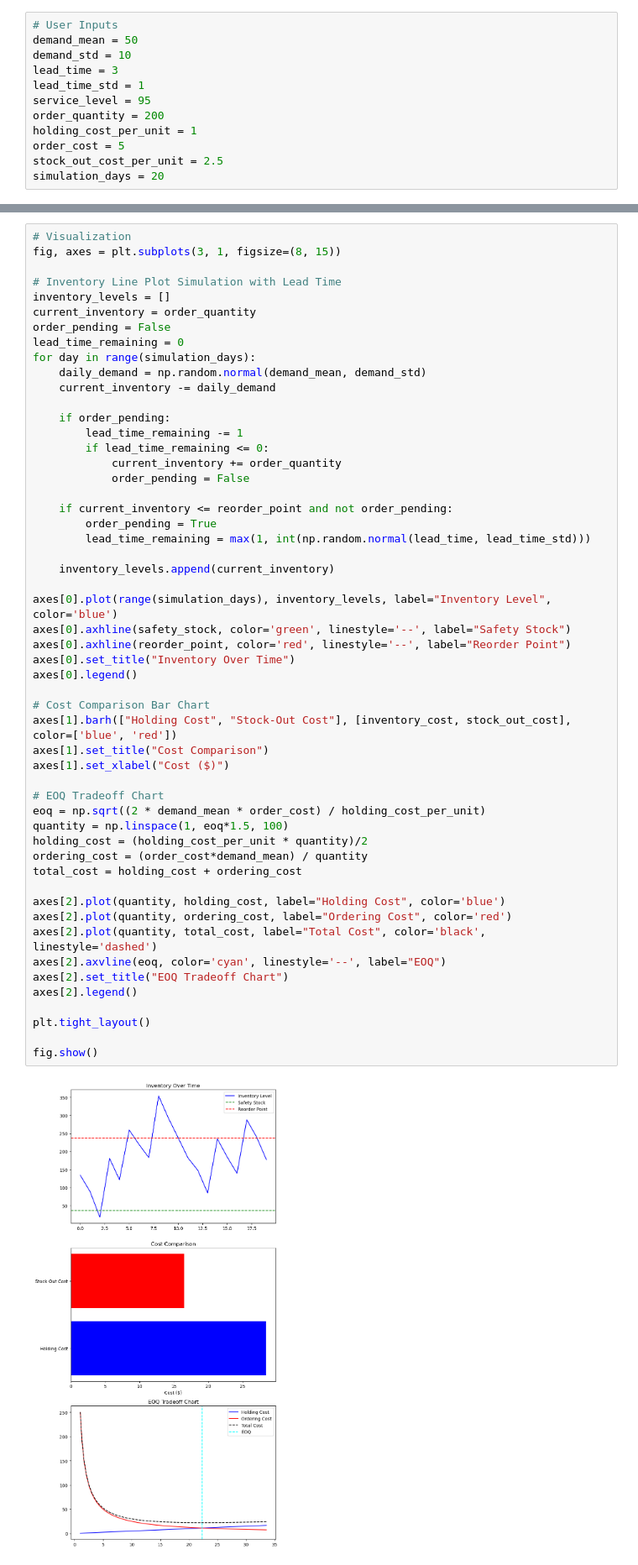
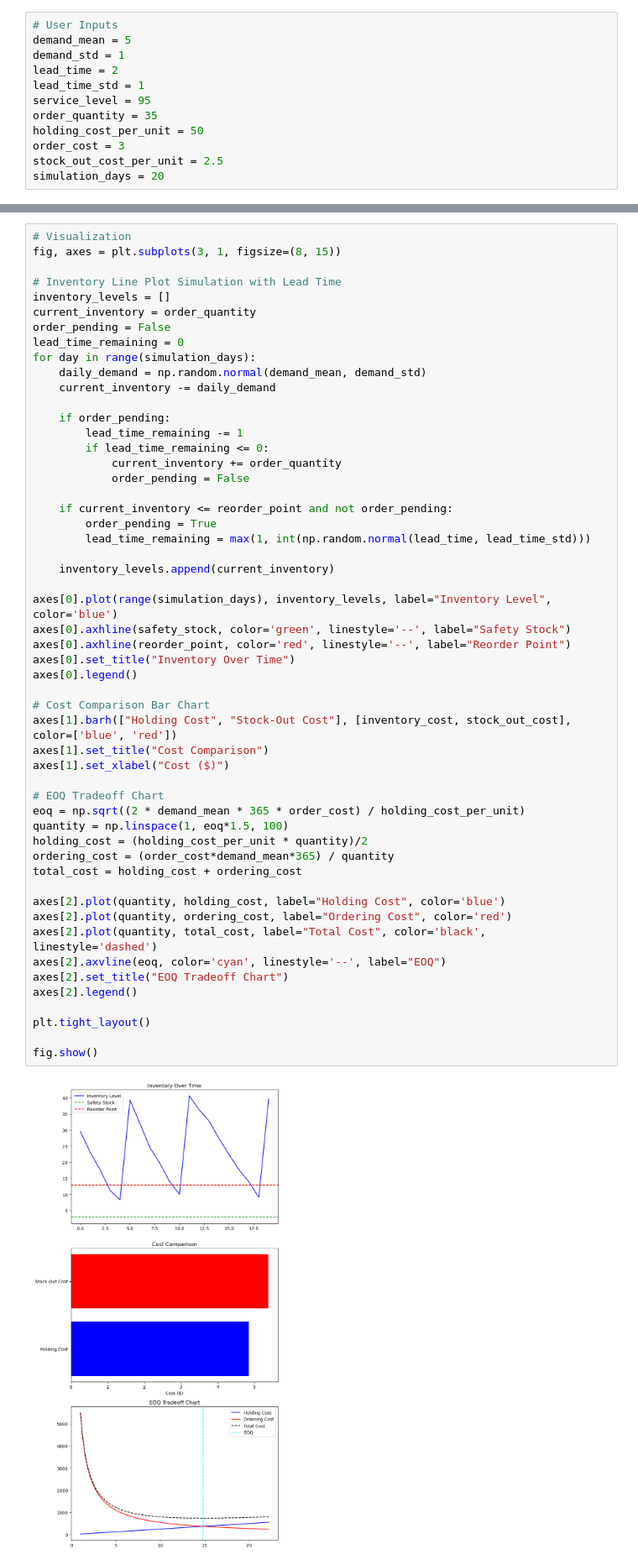
Before and after one commit to yay4john/Inventory-Optimization, a Jupyter notebook: Notebooks/SEIO with Costs.ipynb, the cells around one changed output, grey strips where cells are left out. Shown: that part at 84% size. Saved outputs shown, nothing was run; the diff lists cells and outputs as text.

```diff
--- a/Notebooks/SEIO with Costs.ipynb
+++ b/Notebooks/SEIO with Costs.ipynb
@@ -26,14 +26,14 @@ def calculate_stock_out_cost(stock_out_cost_per_unit, safety_stock, demand_mean)
     return expected_stockouts * stock_out_cost_per_unit
 # %%
 # User Inputs
-demand_mean = 50
-demand_std = 10
-lead_time = 3
+demand_mean = 5
+demand_std = 1
+lead_time = 2
 lead_time_std = 1
 service_level = 95
-order_quantity = 200
-holding_cost_per_unit = 1
-order_cost = 5
+order_quantity = 35
+holding_cost_per_unit = 50
+order_cost = 3
 stock_out_cost_per_unit = 2.5
 simulation_days = 20
 # %%
@@ -67,33 +67,33 @@ for day in range(simulation_days):
 
     inventory_levels.append(current_inventory)
 
 axes[0].plot(range(simulation_days), inventory_levels, label="Inventory Level", color='blue')
 axes[0].axhline(safety_stock, color='green', linestyle='--', label="Safety Stock")
 axes[0].axhline(reorder_point, color='red', linestyle='--', label="Reorder Point")
 axes[0].set_title("Inventory Over Time")
 axes[0].legend()
 
 # Cost Comparison Bar Chart
 axes[1].barh(["Holding Cost", "Stock-Out Cost"], [inventory_cost, stock_out_cost], color=['blue', 'red'])
 axes[1].set_title("Cost Comparison")
 axes[1].set_xlabel("Cost ($)")
 
 # EOQ Tradeoff Chart
-eoq = np.sqrt((2 * demand_mean * order_cost) / holding_cost_per_unit)
+eoq = np.sqrt((2 * demand_mean * 365 * order_cost) / holding_cost_per_unit)
 quantity = np.linspace(1, eoq*1.5, 100)
 holding_cost = (holding_cost_per_unit * quantity)/2
-ordering_cost = (order_cost*demand_mean) / quantity
+ordering_cost = (order_cost*demand_mean*365) / quantity
 total_cost = holding_cost + ordering_cost
 
 axes[2].plot(quantity, holding_cost, label="Holding Cost", color='blue')
 axes[2].plot(quantity, ordering_cost, label="Ordering Cost", color='red')
 axes[2].plot(quantity, total_cost, label="Total Cost", color='black', linestyle='dashed')
 axes[2].axvline(eoq, color='cyan', linestyle='--', label="EOQ")
 axes[2].set_title("EOQ Tradeoff Chart")
 axes[2].legend()
 
 plt.tight_layout()
 
 fig.show()
 # %% [output]
-[figure, old version]
+[figure, new version]
```
Also changed, not shown: 2 other files.
